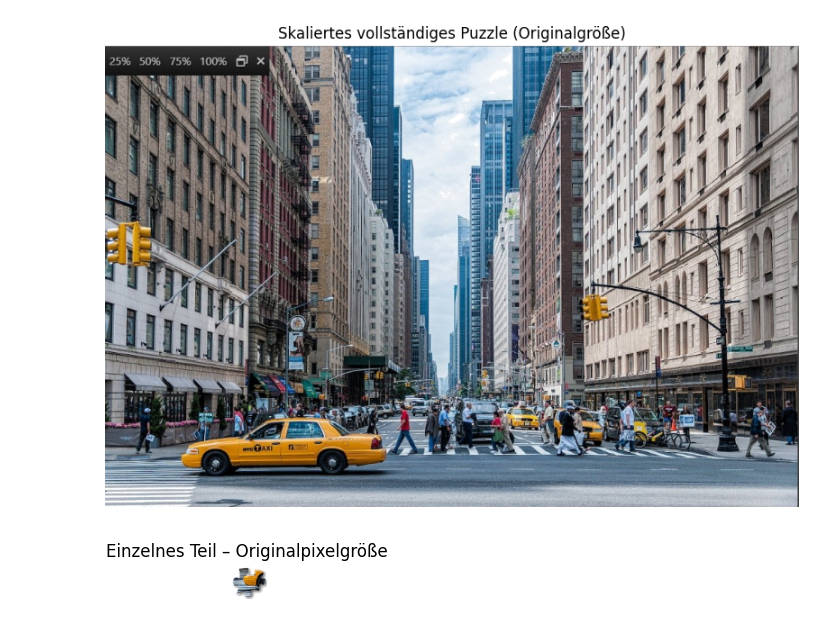
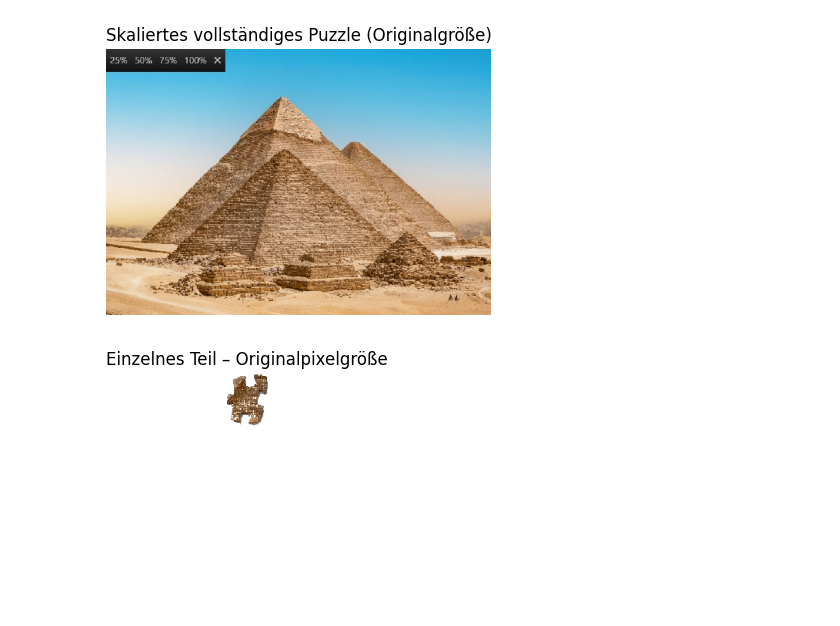
Before and after one commit to hermandi21/puzzle_solver_2d, a Jupyter notebook: regionen.ipynb, the cells around one changed output. Drawn from its saved outputs; the diff is of its cells as text; code cells hidden in the pictures; blank space fills up the shorter version.

Commit message:
pyramid

```diff
--- a/regionen.ipynb
+++ b/regionen.ipynb
@@ -85,44 +85,44 @@ def resize_piece_to_fit_grid(piece_img: np.ndarray,
 
     return piece_scaled
 # %%
-puzzle_cols = 20
-puzzle_rows = 15
-target_full_width = 1000
+puzzle_cols = 8
+puzzle_rows = 5
+target_full_width = 500
 
 # Lade vollständiges Puzzlebild
-img_full = remove_white_background("fulltaxi.jpg")
+img_full = remove_white_background("fullpyramid.jpg")
 resized_puzzle = resize_numpy_rgba_image(img_full, new_width=target_full_width)
 
 # Lade einzelnes Teil
-img_piece = remove_white_background("piecetaxi1.jpg", threshold=240)
+img_piece = remove_white_background("pyramid1.jpg", threshold=140)
 
 # Skaliere Einzelteil passend zum Puzzle-Raster
 resized_piece = resize_piece_to_fit_grid(
     piece_img=img_piece,
     full_img=img_full,
     cols=puzzle_cols,
     rows=puzzle_rows,
     full_target_width=target_full_width
 )
 
 # Anzeige – vollständiges Puzzle in Originalpixelgröße
 h_puzzle, w_puzzle = resized_puzzle.shape[:2]
 plt.figure(figsize=(w_puzzle / 100, h_puzzle / 100), dpi=100)
 plt.imshow(resized_puzzle)
 plt.title("Skaliertes vollständiges Puzzle (Originalgröße)")
 plt.axis("off")
 
 # Anzeige – einzelnes Teil in Originalpixelgröße
 h_piece, w_piece = resized_piece.shape[:2]
 plt.figure(figsize=(w_piece / 100, h_piece / 100), dpi=100)
 plt.imshow(resized_piece)
 plt.title("Einzelnes Teil – Originalpixelgröße")
 plt.axis("off")
 
 plt.show()
 # %% [output]
-[figure, old version]
+[figure, new version]
-[figure, old version]
+[figure, new version]
 # %%
 import numpy as np
 import matplotlib.pyplot as plt
```
Also changed, not shown: parts of 1 cell of this notebook, 1 other file.
